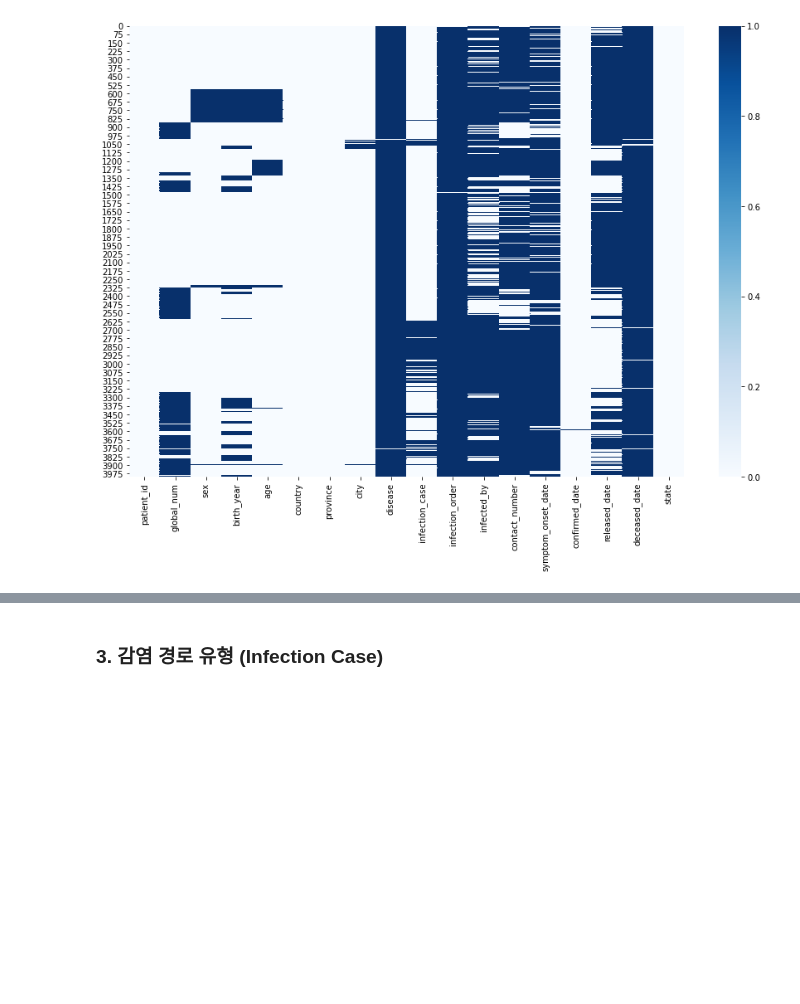
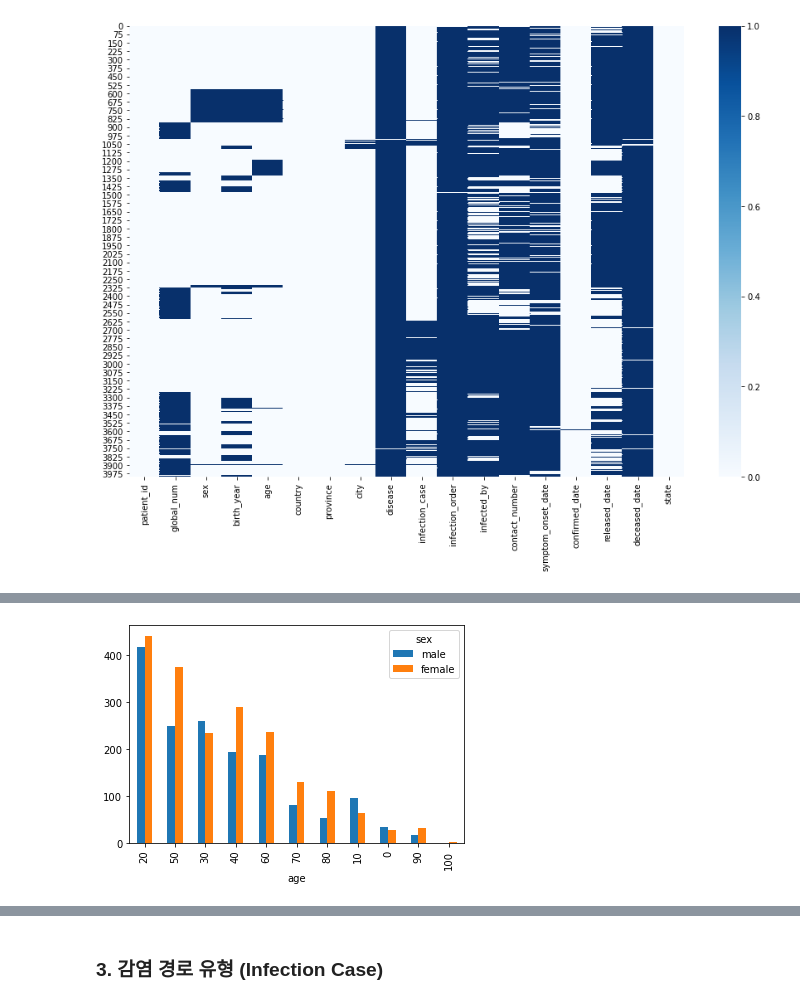
Before and after one commit to SeoMinJong/-, a Jupyter notebook: Covid_Insight_study.ipynb, the cells around one changed output, grey strips where cells are left out. Cells and saved outputs as stored; diff of their text form; code cells hidden in the pictures; blank space fills up the shorter version.

```diff
--- a/Covid_Insight_study.ipynb
+++ b/Covid_Insight_study.ipynb
@@ -117,9 +136,11 @@ plt.show()
 # %%
 # 명목형 변수인 Age와 Sex를 조합하여 시각화 해본다.
 ct = pd.crosstab(df1.age, df1.sex)
 ct['total'] = ct.male + ct.female                      # total 컬럼.
-ct.sort_values(by=['total'], ascending=False)[['male','female']].plot.bar(stacked=True)   # total로 소팅. total은 시각화에서는 제외!
+ct.sort_values(by=['total'], ascending=False)[['male','female']].plot.bar()   # total로 소팅. total은 시각화에서는 제외!
 plt.show()
+# %% [output]
+[figure, added]
 # %%
 # Age별 사망비율.
 ct = pd.crosstab(df1.age, df1.state=='deceased')
```
Also changed, not shown: parts of 9 cells of this notebook.
